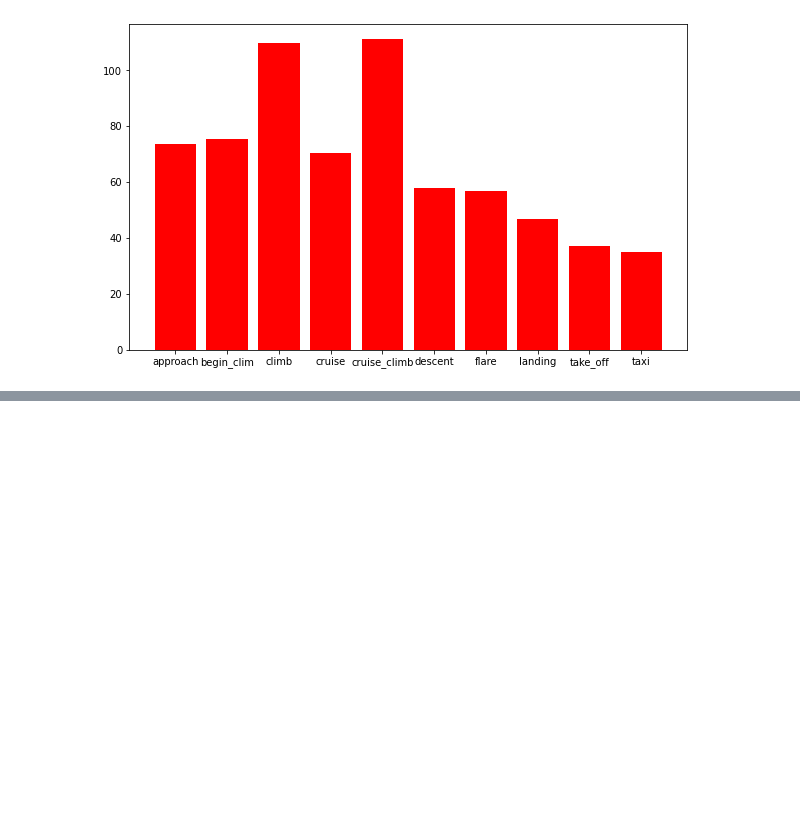
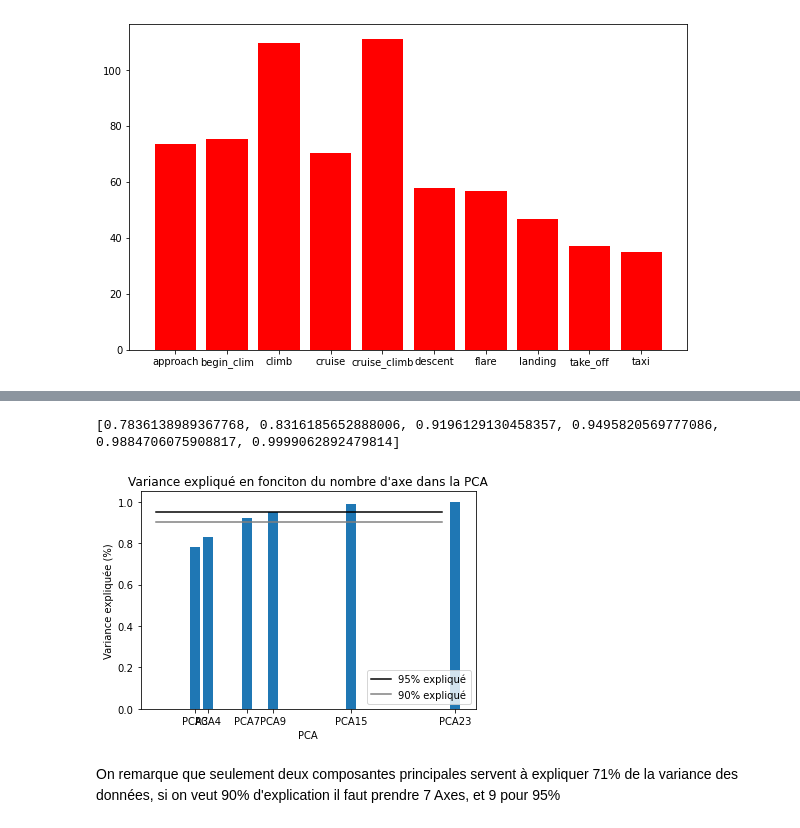
Before and after one commit to Thomasb-ing/TD-Stat-descriptive, a Jupyter notebook: TD2/TD2_BINET.ipynb, the cells around one changed output, grey strips where cells are left out. Cells and saved outputs as stored; diff of their text form; code cells hidden in the pictures; blank space fills up the shorter version.

```diff
--- a/TD2/TD2_BINET.ipynb
+++ b/TD2/TD2_BINET.ipynb
@@ -158,0 +267,3 @@ plt.bar(np.arange(T25_MAX_PHASE_VOL.size), T25_MAX_PHASE_VOL, tick_label=T25_MAX
+# %%
+from sklearn.preprocessing import StandardScaler
+X_VOL_NORM2 = StandardScaler().fit_transform(X_VOL)
@@ -158,0 +286,2 @@ plt.bar(np.arange(T25_MAX_PHASE_VOL.size), T25_MAX_PHASE_VOL, tick_label=T25_MAX
+# %%
+vol_pca = PCA(n_components=2).fit(X_VOL_NORM2)
@@ -158,0 +300,24 @@ plt.bar(np.arange(T25_MAX_PHASE_VOL.size), T25_MAX_PHASE_VOL, tick_label=T25_MAX
+# %%
+PCA_ind=[3,4,7,9,15,23]
+# %%
+label=[ "PCA"+str(i)for i in PCA_ind]
+# %%
+pourcentage=[]
+for i in PCA_ind:
+	vol_pca = PCA(n_components=i).fit(X_VOL_NORM2)
+	pourcentage.append(vol_pca.explained_variance_ratio_.sum())
+plt.bar(PCA_ind,pourcentage)
+plt.plot([0.95]*max(PCA_ind),color="black",label="95% expliqué")
+plt.plot([0.90]*max(PCA_ind),color="grey",label="90% expliqué")
+plt.title("Variance expliqué en fonciton du nombre d'axe dans la PCA")
+plt.xlabel("PCA")
+plt.xticks(PCA_ind,label)
+plt.ylabel("Variance expliquée (%)")
+plt.legend()
+#plt.yscale('log')
+print(pourcentage)
+# %% [output]
+[0.7836138989367768, 0.8316185652888006, 0.9196129130458357, 0.9495820569777086, 0.9884706075908817, 0.9999062892479814]
+[figure, added]
+# %% [markdown]
+On remarque que seulement deux composantes principales servent à expliquer 71% de la variance des données, si on veut 90% d'explication il faut prendre 7 Axes, et 9 pour 95%
```
Also changed, not shown: parts of 41 cells of this notebook, 1 other file.
